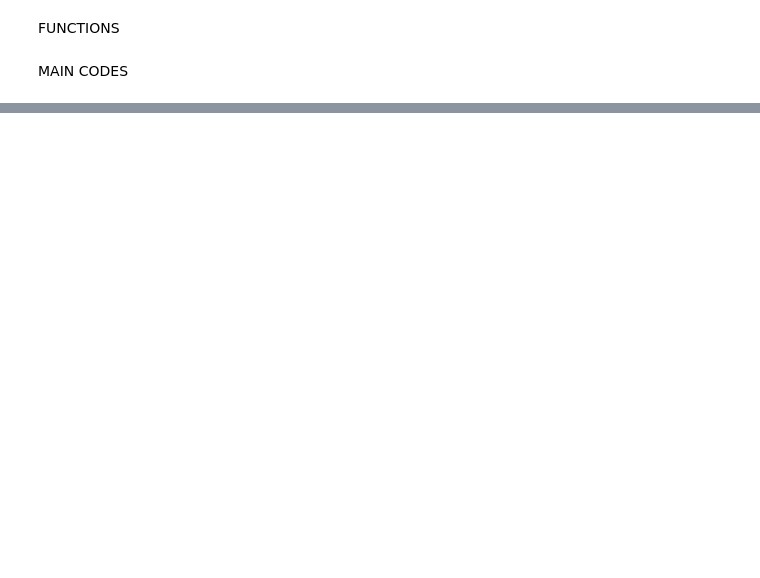
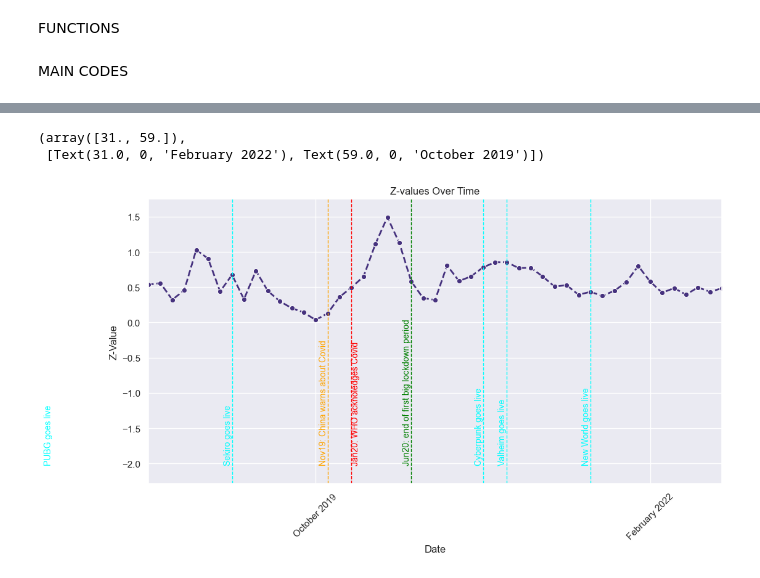
Before and after one commit to Pyros009/data-wrangling-project, a Jupyter notebook: Main.ipynb, the cells around one changed output, grey strips where cells are left out. Cells and saved outputs as stored; diff of their text form; code cells hidden in the pictures; blank space fills up the shorter version.

```diff
--- a/Main.ipynb
+++ b/Main.ipynb
@@ -312,6 +466,6 @@ out3_extracted
 # %%
 # Converts columns into game's name
-out4 = out3.copy()
+out4 = out3_extracted.copy()
 # creates the id list
 txt2 = txt.rename({"Game Title":"title", "Steam App ID":"id"}, axis=1)
 txt2 = txt2[["id","title"]]
@@ -326,5 +480,5 @@ out4.columns = [title_mapping.get(str(col), col) for col in out4.columns]
 # Creates our main dataframe visualization
 visual = "Peak Players"
 out4 = out4.applymap(lambda x: x[visual] if isinstance(x, dict) else x)
-out4 = round(out4.fillna(0).astype(float),0).astype(int)
+out4[1:] = round(out4[1:].fillna(0).astype(float),0).astype(int)
 out4
@@ -341,5 +537,10 @@ out5 = pd.concat([out5, total_column.rename("Total")], axis=1)
 # %%
 # Normalization 1 (average gains) - Assuming 'Total' is the column you want to apply the formula to
-out5['Value'] = (out5['Total'] - out5['Total'].shift(-1)) / out5['Total']
+#out5['Value'][1:] = (out5['Total'][1:] - out5['Total'][1:].shift(-1)) / out5['Total'][1:]
+
+out5["Value"] = out5["Total"]
+out5["Value"] = 0
+out5['Value'][1:] = (out5['Total'][1:] - out5['Total'][1:].shift(-1)) / out5['Total'][1:]
+
 display(out5)
 #display(txt2)
@@ -346,10 +571,15 @@ display(out5)
 # %%
+# new copy
+out6 = out5.copy()
+
 # further normalizations - Z score normalization
 def z_norm(column):
     mean = column.mean()
     std_dev = column.std()
     return (column - mean) / std_dev
 
-out5['Z'] = z_norm(out5['Total'])
+out6['Z'] = out6['Value']
+out6['Z'] = 0
+out6['Z'][1:] = z_norm(out6['Total'][1:])
 
-out5
+out6
@@ -355,0 +610,5 @@ out5
+# %%
+###
+out7 = out6.copy()
+
+print(out7.index)
@@ -356,4 +634,6 @@ out5
 # %%
+
+
 ## Data Visualization
 
 # Set theme and palette
@@ -362,7 +642,7 @@ sns.set_palette("viridis")
 
 # Create a line plot for Total values over Date
 plt.figure(figsize=(12, 6))  # Adjust figure size
-sns.lineplot(data=out5, x=out5.index, y='Z', marker='o', linestyle='--', linewidth=2)
+sns.lineplot(data=out7[1:], x=out7.index[1:], y='Z', marker='o', linestyle='--', linewidth=2)
 
 #### Add a vertical line on a specific date
 
@@ -376,30 +656,34 @@ plt.text(x="January 2020", y=-2, s='Jan20: WHO acknoledges Covid', color='red',
 plt.text(x="June 2020", y=-2, s='Jun20: end of first big lockdown period', color='green', fontsize=10, ha='right', rotation=90)
 
 # Game related lines
 plt.axvline(x="December 2017", color='cyan', linestyle='--', linewidth=1)
 plt.axvline(x="December 2020", color='cyan', linestyle='--', linewidth=1)
 plt.axvline(x="September 2021", color='cyan', linestyle='--', linewidth=1)
 plt.axvline(x="February 2021", color='cyan', linestyle='--', linewidth=1)
 plt.axvline(x="March 2019", color='cyan', linestyle='--', linewidth=1)
 
 
 plt.text(x="December 2017", y=-2, s="PUBG goes live", color='cyan', fontsize=10, ha='right', rotation=90)
 plt.text(x="December 2020", y=-2, s="Cyberpunk goes live", color='cyan', fontsize=10, ha='right', rotation=90)
 plt.text(x="September 2021", y=-2, s="New World goes live", color='cyan', fontsize=10, ha='right', rotation=90)
 plt.text(x="February 2021", y=-2, s="Valheim goes live", color='cyan', fontsize=10, ha='right', rotation=90)
 plt.text(x="March 2019", y=-2, s="Sekiro goes live", color='cyan', fontsize=10, ha='right', rotation=90)
 
 ### Graphic formatting
 
 # Format the date on the x-axis
 plt.gca().xaxis.set_major_locator(mdates.MonthLocator(interval=1))
 
 #Limit x-axis onto a specific interval
 plt.xlim('August 2022', 'August 2018')  # Specify the limits as strings
 plt.gca().invert_xaxis() # inverts the x-axis (more suited for dates as it grows from left to right)
 
 # Set titles and labels
 plt.title('Z-values Over Time')
 plt.xlabel('Date')
 plt.ylabel('Z-Value')
 plt.xticks(rotation=45)  # Rotate x-axis labels for better readability
+# %% [output]
+(array([31., 59.]),
+ [Text(31.0, 0, 'February 2022'), Text(59.0, 0, 'October 2019')])
+[figure, added]
```
Also changed, not shown: parts of 38 cells of this notebook.
